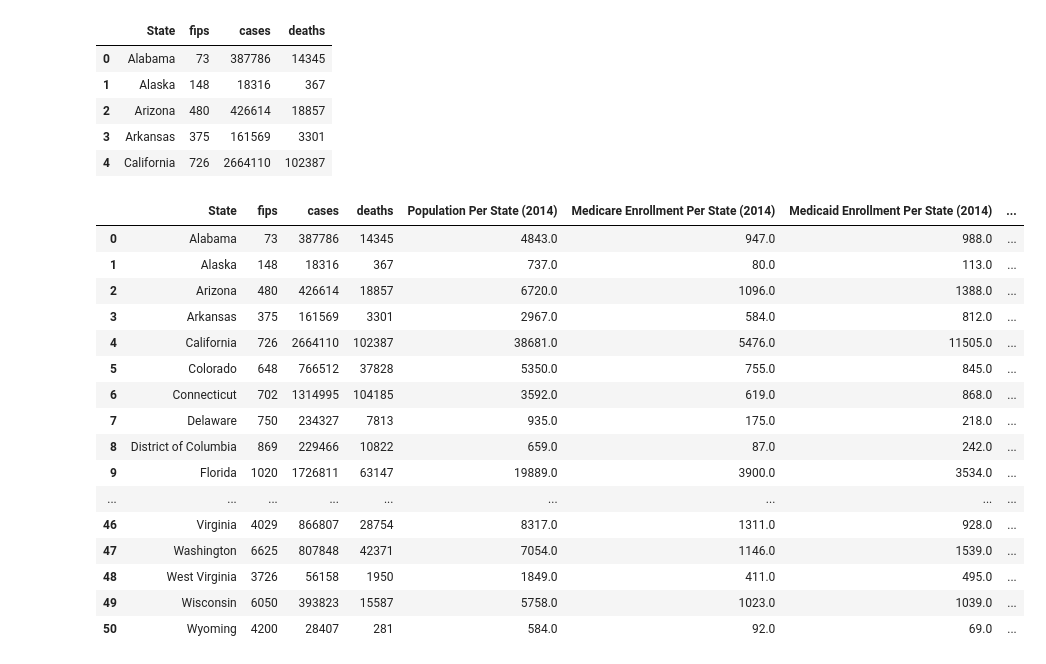
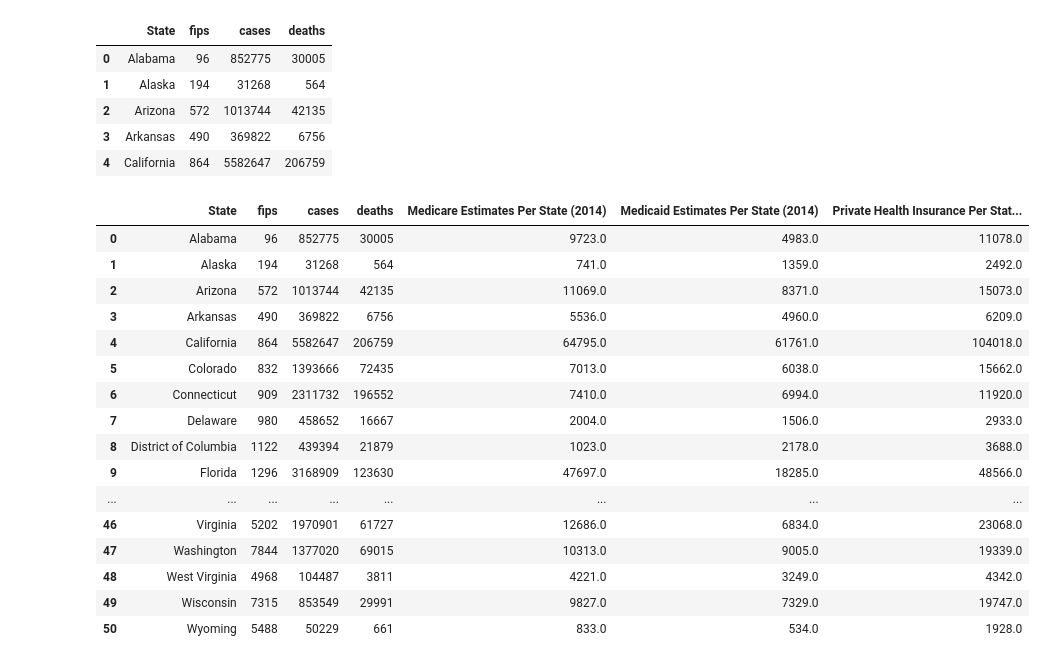
Before and after one commit to aakula7/Health-Literacy-COVID19, a Jupyter notebook: Health Care Access/Clean Data/Health Insurance Costs Per State/Cleaning - Template.ipynb, the cells around one changed output. Saved outputs shown, nothing was run; the diff lists cells and outputs as text; code cells hidden in the pictures.

Commit message:
Health Insurance Costs Per State cleaning done

```diff
--- a/Health Care Access/Clean Data/Health Insurance Costs Per State/Cleaning - Template.ipynb
+++ b/Health Care Access/Clean Data/Health Insurance Costs Per State/Cleaning - Template.ipynb
@@ -22,6 +21,6 @@ Tab21.head()
 # %%
-Tab24 = Tab24.rename(columns = {'Table 24: Medicare Enrollment- 1991-2014 (in Thousands)':'State',
-                             'Unnamed: 24':'Medicare Enrollment Per State (2014)'})
-Tab24 = Tab24[['State', 'Medicare Enrollment Per State (2014)']]
-Tab24.head()
+Tab25 = Tab25.rename(columns = {'Table 25: Medicaid State Estimates by State of Residence (1991-2014) - Personal Health Care (Millions of Dollars)':'State',
+                             'Unnamed: 24':'Medicaid Estimates Per State (2014)'})
+Tab25 = Tab25[['State', 'Medicaid Estimates Per State (2014)']]
+Tab25.head()
 # %% [output]
@@ -46,6 +33,6 @@ Tab27.head()
 # %%
-Tab30 = Tab30.rename(columns = {'Table 30: Private Health Insurance Enrollment -  2001-2014  (in Thousands)':'State',
-                             'Unnamed: 14':'Private Enrollment Per State (2014)'})
-Tab30 = Tab30[['State', 'Private Enrollment Per State (2014)']]
-Tab30.head()
+Tab28 = Tab28.rename(columns = {'Table 28: Private Health Insurance State Estimates by State of Residence (2001-2014) - Personal Health Care (Millions of Dollars)':'State',
+                             'Unnamed: 14':'Private Health Insurance Per State (2014)'})
+Tab28 = Tab28[['State', 'Private Health Insurance Per State (2014)']]
+Tab28.head()
 # %% [output]
@@ -58,5 +45,5 @@ Tab30.head()
 # %%
-HealthInsDF = [Tab21, Tab24, Tab27, Tab30]
-HealthInsFinal = reduce(lambda left, right: pd.merge(left, right, on = 'State', how = 'outer'), HealthInsDF)
-HealthInsFinal.head()
+HealthInsCPS = [Tab22, Tab25, Tab28]
+HealthInsCPS = reduce(lambda left, right: pd.merge(left, right, on = 'State', how = 'outer'), HealthInsCPS)
+HealthInsCPS.head()
 # %% [output]
@@ -68,0 +56,7 @@ HealthInsFinal.head()
+# %%
+COVIDCases = pd.read_csv('us-states.csv')
+COVIDCases = COVIDCases.groupby(['state']).sum()
+COVIDCases = COVIDCases.reset_index()
+COVIDCases.drop([11, 36, 41, 49], inplace = True)
+COVIDCases = COVIDCases.reset_index(drop = True)
+COVIDCases.state
@@ -71,30 +83,30 @@ COVIDCases = COVIDCases.rename(columns = {'state':'State'})
 COVIDCases.head()
 # %% [output]
 |  | State | fips | cases | deaths |
-| 0 | Alabama | 73 | 387786 | 14345 |
-| 1 | Alaska | 148 | 18316 | 367 |
-| 2 | Arizona | 480 | 426614 | 18857 |
-| 3 | Arkansas | 375 | 161569 | 3301 |
-| 4 | California | 726 | 2664110 | 102387 |
+| 0 | Alabama | 96 | 852775 | 30005 |
+| 1 | Alaska | 194 | 31268 | 564 |
+| 2 | Arizona | 572 | 1013744 | 42135 |
+| 3 | Arkansas | 490 | 369822 | 6756 |
+| 4 | California | 864 | 5582647 | 206759 |
 # %%
-COVIDHealthIns = pd.merge(COVIDCases, HealthInsFinal, how = 'left', on = 'State')
-COVIDHealthIns
+COVIDHealthInsCPS = pd.merge(COVIDCases, HealthInsCPS, how = 'left', on = 'State')
+COVIDHealthInsCPS
 # %% [output]
-|  | State | fips | cases | deaths | Population Per State (2014) | Medicare Enrollment Per State (2014) | Medicaid Enrollment Per State (2014) | ... |
-| 0 | Alabama | 73 | 387786 | 14345 | 4843.0 | 947.0 | 988.0 | ... |
-| 1 | Alaska | 148 | 18316 | 367 | 737.0 | 80.0 | 113.0 | ... |
-| 2 | Arizona | 480 | 426614 | 18857 | 6720.0 | 1096.0 | 1388.0 | ... |
-| 3 | Arkansas | 375 | 161569 | 3301 | 2967.0 | 584.0 | 812.0 | ... |
-| 4 | California | 726 | 2664110 | 102387 | 38681.0 | 5476.0 | 11505.0 | ... |
-| 5 | Colorado | 648 | 766512 | 37828 | 5350.0 | 755.0 | 845.0 | ... |
-| 6 | Connecticut | 702 | 1314995 | 104185 | 3592.0 | 619.0 | 868.0 | ... |
-| 7 | Delaware | 750 | 234327 | 7813 | 935.0 | 175.0 | 218.0 | ... |
-| 8 | District of Columbia | 869 | 229466 | 10822 | 659.0 | 87.0 | 242.0 | ... |
-| 9 | Florida | 1020 | 1726811 | 63147 | 19889.0 | 3900.0 | 3534.0 | ... |
-| ... | ... | ... | ... | ... | ... | ... | ... | ... |
-| 46 | Virginia | 4029 | 866807 | 28754 | 8317.0 | 1311.0 | 928.0 | ... |
-| 47 | Washington | 6625 | 807848 | 42371 | 7054.0 | 1146.0 | 1539.0 | ... |
-| 48 | West Virginia | 3726 | 56158 | 1950 | 1849.0 | 411.0 | 495.0 | ... |
-| 49 | Wisconsin | 6050 | 393823 | 15587 | 5758.0 | 1023.0 | 1039.0 | ... |
-| 50 | Wyoming | 4200 | 28407 | 281 | 584.0 | 92.0 | 69.0 | ... |
+|  | State | fips | cases | deaths | Medicare Estimates Per State (2014) | Medicaid Estimates Per State (2014) | Private Health Insurance Per Stat... |
+| 0 | Alabama | 96 | 852775 | 30005 | 9723.0 | 4983.0 | 11078.0 |
+| 1 | Alaska | 194 | 31268 | 564 | 741.0 | 1359.0 | 2492.0 |
+| 2 | Arizona | 572 | 1013744 | 42135 | 11069.0 | 8371.0 | 15073.0 |
+| 3 | Arkansas | 490 | 369822 | 6756 | 5536.0 | 4960.0 | 6209.0 |
+| 4 | California | 864 | 5582647 | 206759 | 64795.0 | 61761.0 | 104018.0 |
+| 5 | Colorado | 832 | 1393666 | 72435 | 7013.0 | 6038.0 | 15662.0 |
+| 6 | Connecticut | 909 | 2311732 | 196552 | 7410.0 | 6994.0 | 11920.0 |
+| 7 | Delaware | 980 | 458652 | 16667 | 2004.0 | 1506.0 | 2933.0 |
+| 8 | District of Columbia | 1122 | 439394 | 21879 | 1023.0 | 2178.0 | 3688.0 |
+| 9 | Florida | 1296 | 3168909 | 123630 | 47697.0 | 18285.0 | 48566.0 |
+| ... | ... | ... | ... | ... | ... | ... | ... |
+| 46 | Virginia | 5202 | 1970901 | 61727 | 12686.0 | 6834.0 | 23068.0 |
+| 47 | Washington | 7844 | 1377020 | 69015 | 10313.0 | 9005.0 | 19339.0 |
+| 48 | West Virginia | 4968 | 104487 | 3811 | 4221.0 | 3249.0 | 4342.0 |
+| 49 | Wisconsin | 7315 | 853549 | 29991 | 9827.0 | 7329.0 | 19747.0 |
+| 50 | Wyoming | 5488 | 50229 | 661 | 833.0 | 534.0 | 1928.0 |
 # %%
```
Also changed, not shown: parts of 9 cells of this notebook, 4 other files.
